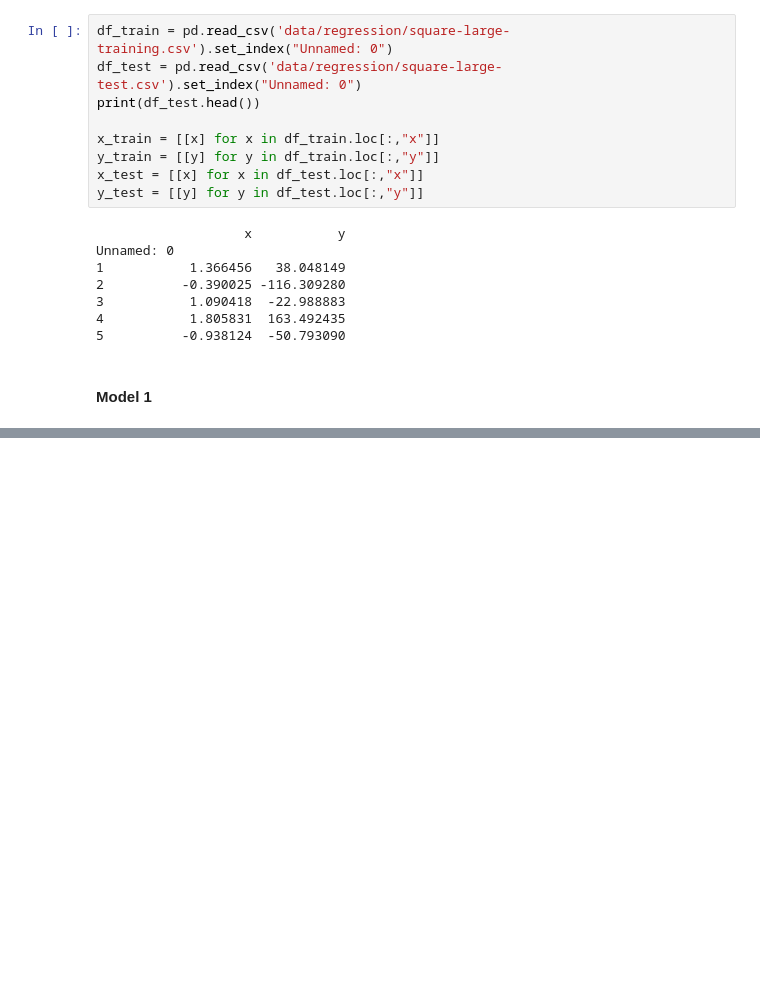
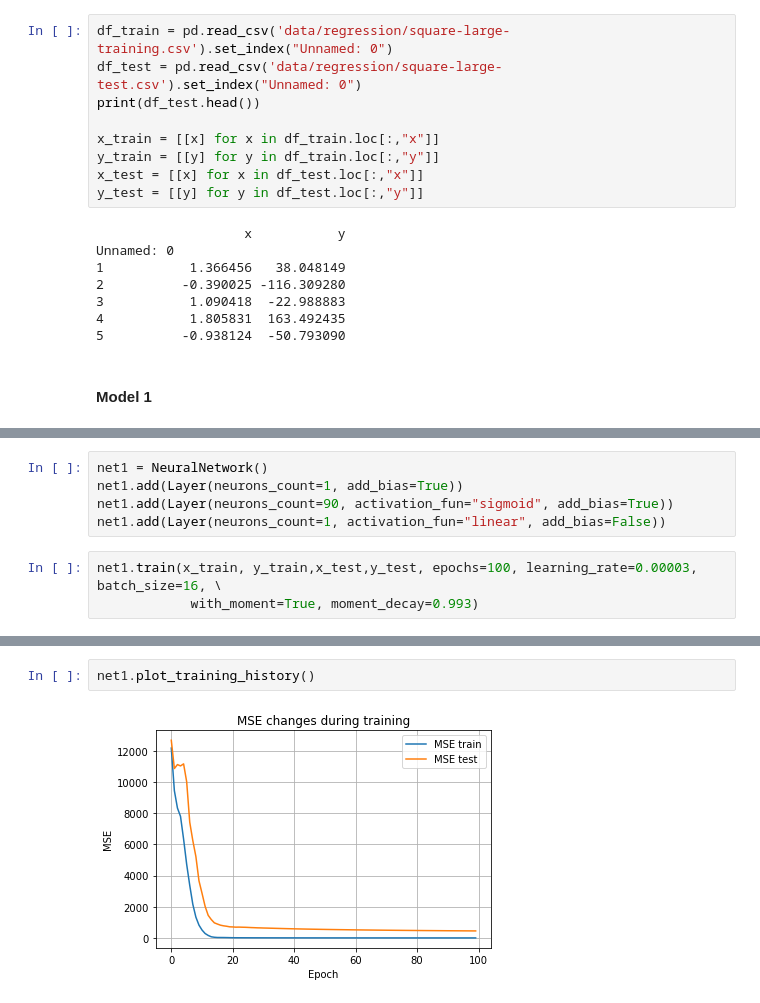
Before and after one commit to mstaczek/miowad, a Jupyter notebook: lab3.ipynb, the cells around one changed output, grey strips where cells are left out. Drawn from its saved outputs; the diff is of its cells as text; blank space fills up the shorter version.

```diff
--- a/lab3.ipynb
+++ b/lab3.ipynb
@@ -56,0 +79,8 @@ Created in <span style='font-weight:600;margin-left:4px;'>Deepnote</span></a>
+# %%
+net1 = NeuralNetwork()
+net1.add(Layer(neurons_count=1, add_bias=True))
+net1.add(Layer(neurons_count=90, activation_fun="sigmoid", add_bias=True))
+net1.add(Layer(neurons_count=1, activation_fun="linear", add_bias=False))
+# %%
+net1.train(x_train, y_train,x_test,y_test, epochs=100, learning_rate=0.00003, batch_size=16, \
+            with_moment=True, moment_decay=0.993)
@@ -56,0 +99,4 @@ Created in <span style='font-weight:600;margin-left:4px;'>Deepnote</span></a>
+# %%
+net1.plot_training_history()
+# %% [output]
+[figure, added]
```
Also changed, not shown: parts of 21 cells of this notebook.
